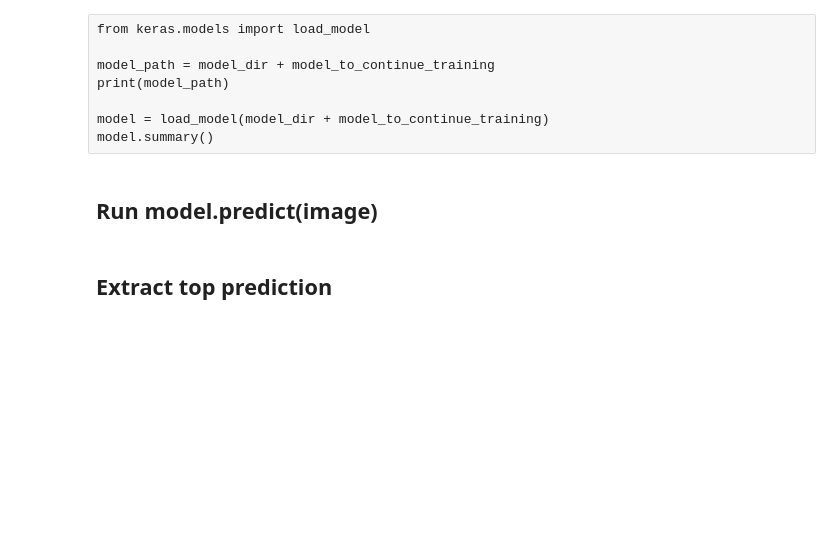
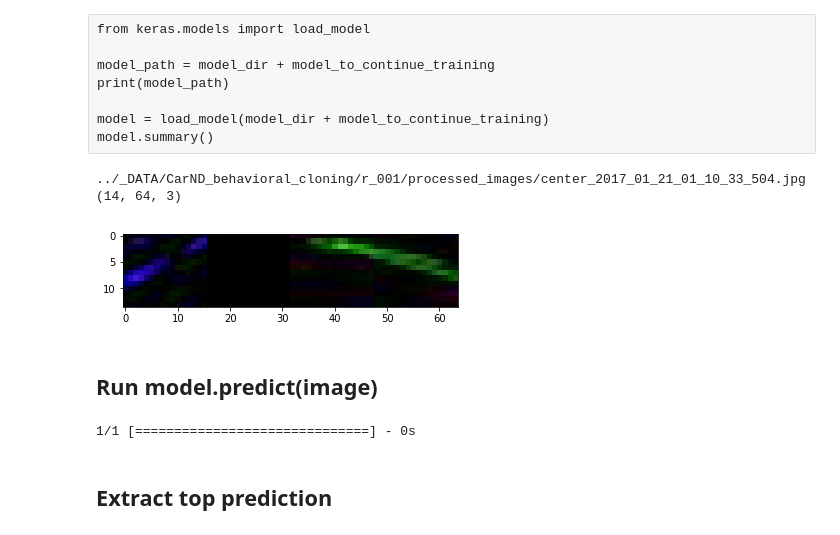
Before and after one commit to UkiDLucas/CarND-behavioral_cloning, a Jupyter notebook: model.ipynb, the cells around one changed output. Saved outputs shown, nothing was run; the diff lists cells and outputs as text; code cells hidden in the pictures; blank space fills up the shorter version.

```diff
--- a/model.ipynb
+++ b/model.ipynb
@@ -507,25 +531,31 @@ print(model_path)
 model = load_model(model_dir + model_to_continue_training)
 model.summary()
 # %%
-image_name = "IMG/center_2016_12_01_13_32_43_659.jpg" # stering 0.05219137
+image_name = "center_2016_12_01_13_32_43_659.jpg" # stering 0.05219137
 original_steering_angle = 0.05219137
 
-image_name = "IMG/center_2016_12_01_13_33_10_579.jpg" # 0.1287396
+image_name = "center_2016_12_01_13_33_10_579.jpg" # 0.1287396
 original_steering_angle = 0.05219137
 
-image_name = "IMG/center_2016_12_01_13_39_28_024.jpg" # -0.9426954
-original_steering_angle = -0.9426954
+image_name = "center_2017_01_21_01_10_33_504.jpg" # -0.8188741
+original_steering_angle = -0.8188741
 
 image_path =  data_dir + processed_images_dir + image_name
 print(image_path)
 image = read_image(image_path)
 print(image.shape)
 plt.imshow(image, cmap='gray')
 plt.show()
+# %% [output]
+../_DATA/CarND_behavioral_cloning/r_001/processed_images/center_2017_01_21_01_10_33_504.jpg
+(14, 64, 3)
+[figure, added]
 # %% [markdown]
 ## Run model.predict(image)
 # %%
 predictions = model.predict( image[None, :, :], batch_size=1, verbose=1)
+# %% [output]
+1/1 [==============================] - 0s
 # %% [markdown]
 ## Extract top prediction
 # %%
```
Also changed, not shown: parts of 5 cells of this notebook, 6 other files.
